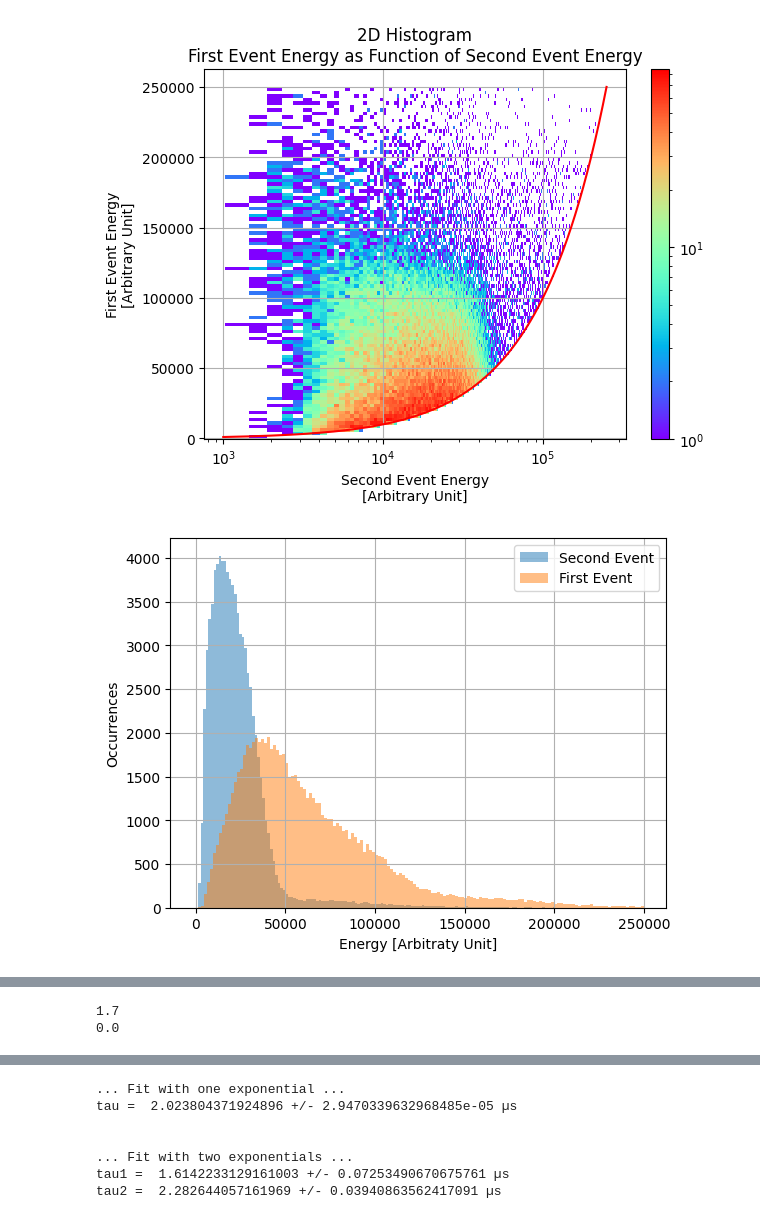
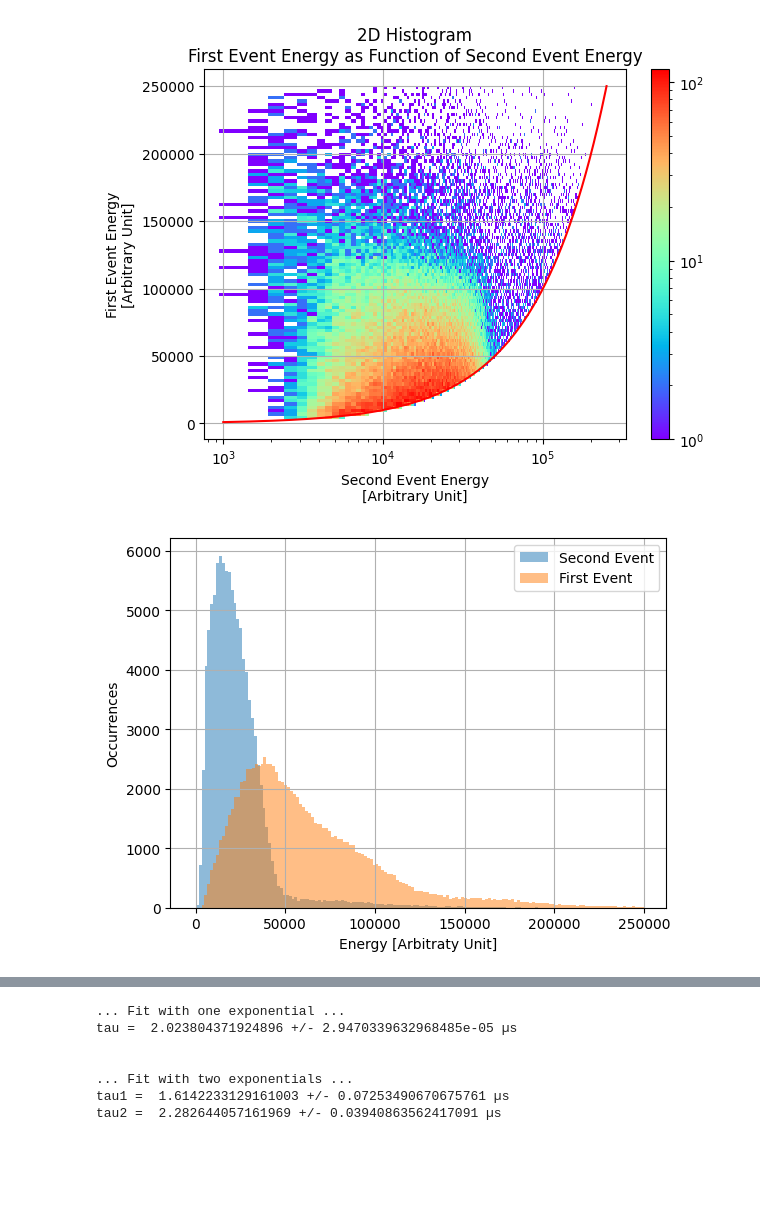
Before and after one commit to hindtaibi/BigMuoneXperiment, a Jupyter notebook: BigAnalysis.ipynb, the cells around one changed output, grey strips where cells are left out. Drawn from its saved outputs; the diff is of its cells as text; code cells hidden in the pictures; blank space fills up the shorter version.

```diff
--- a/BigAnalysis.ipynb
+++ b/BigAnalysis.ipynb
@@ -9,7 +9,7 @@ import uproot as ur
 # %%
 #Reading the variables
 
-input_path = "../data/bigdata_CFD_20092024_0001.root"
+input_path = "../data/bigdata_CFD_23092024_0001.root"
 with ur.open(input_path) as file:
     outTree = file["DataTree"]
     label = outTree["label"].array(library = "np")
@@ -240,43 +241,32 @@ plt.show()
 fig, ax1 = plt.subplots(1, sharex=True)
 arr_1,xe_1,ye_1 = np.histogram2d(dt2[(dt2<dt_max) & (nrj2[:-1]<0.25e6) & (nrj2[1:]<0.25e6)][mask],
                                  nrj2[:-1][(dt2<dt_max) & (nrj2[:-1]<0.25e6) & (nrj2[1:]<0.25e6)][mask],
                                  bins =(500,100))
 pcm_1 = ax1.pcolormesh(xe_1, ye_1,arr_1.T, cmap='rainbow', norm=LogNorm(vmin=arr_1.min()+1, vmax=arr_1.max()))
 ax1.set_xlabel('$\Delta t$ [µs]')
 ax1.set_ylabel('First Event Energy\n[Arbitrary Unit]')
 ax1.set_title('2D Histogram\nFirst Event Energy as function of $\Delta t$')
 ax1.grid()
 fig.colorbar(pcm_1, ax=ax1, orientation='vertical', fraction=.1)
 plt.show()
 
 #Energy PM1 vs energy PM2
 
 fig, ax1 = plt.subplots(1, sharex=True)
 arr_1,xe_1,ye_1 = np.histogram2d(nrj1[1:][(dt2<dt_max) & (nrj2[:-1]<0.25e6) & (nrj2[1:]<0.25e6)][mask],
                                  nrj2[1:][(dt2<dt_max) & (nrj2[:-1]<0.25e6) & (nrj2[1:]<0.25e6)][mask],
                                  bins =(100,100))
 
 pcm_1 = ax1.pcolormesh(xe_1, ye_1,arr_1.T, cmap='rainbow', norm=LogNorm(vmin=arr_1.min()+1, vmax=arr_1.max()))
 ax1.set_xlabel('Energy 1 [Arbitrary Unit]')
 ax1.set_ylabel('Energy 2 [Arbitrary Unit]')
 ax1.set_title('2D Histogram\nEnergy 2 as Function of Energy 1')
 ax1.grid()
 #ax1.plot([0,120000], [0, 1.8*120000], c='k')
 #ax1.plot([0,120000], [0+beta, (alpha*120000)+beta], c='k', alpha = 0.5)
 #ax1.plot([0,120000], [0-beta, (alpha*120000)-beta], c='k', alpha = 0.5)
 fig.colorbar(pcm_1, ax=ax1, orientation='vertical', fraction=.1)
 plt.show()
-
-popt, cov = curve_fit(BF.lin, xe_1, ye_1, sigma = np.sqrt(ye_1), absolute_sigma = True, p0 = np.array([1.7, 0]))
-a = popt[0]
-b = popt[1]
-print(a)
-print(b)
-
-plt.figure()
-plt.scatter(xe_1, ye_1, s=10)
-plt.plot(np.array([0, 120000]), a*np.array([0, 120000])+b, c='r')
-plt.show()
 # %% [output]
-[figure, old version]
+[figure, new version]
-[figure, old version]
+[figure, new version]
@@ -286,2 +275,0 @@ plt.show()
-1.7
-0.0
```
Also changed, not shown: parts of 13 cells of this notebook, 4 other files.
